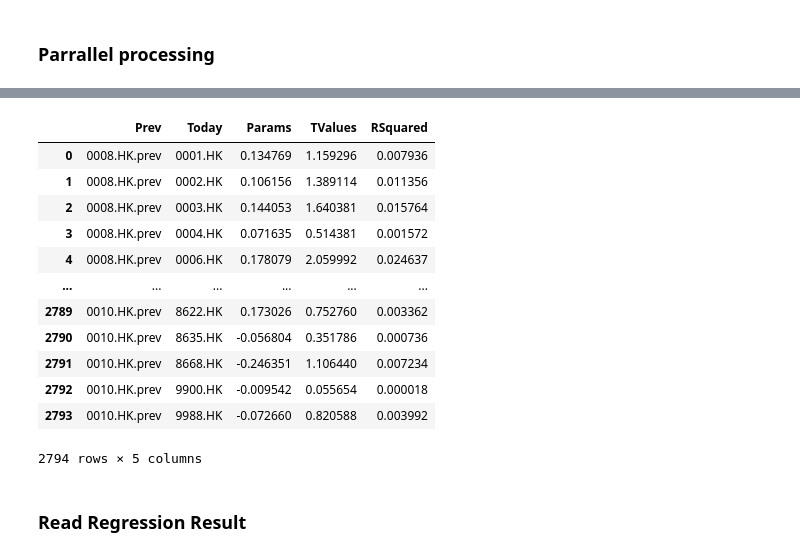
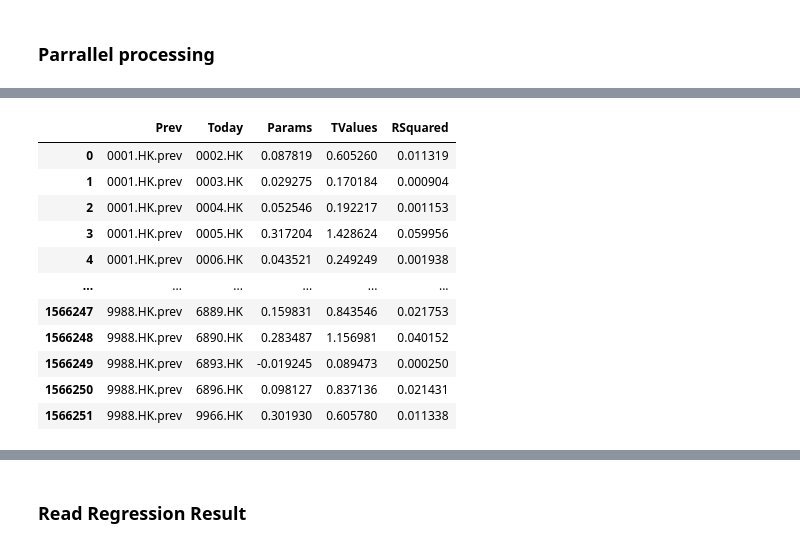
Before and after one commit to winglokhouse/slack-trading, a Jupyter notebook: regression-modified-AWS-S3-support.ipynb, the cells around one changed output, grey strips where cells are left out. Saved outputs shown, nothing was run; the diff lists cells and outputs as text; code cells hidden in the pictures.

```diff
--- a/regression-modified-AWS-S3-support.ipynb
+++ b/regression-modified-AWS-S3-support.ipynb
@@ -104,8 +126,8 @@ result_df
 ### Parrallel processing
 # %%
 %%time
-# catstocks = new_col
-catstocks = ['0008.HK.prev', '0010.HK.prev']
+catstocks = new_col
+# catstocks = ['0008.HK.prev', '0010.HK.prev']
 pair_list = []
 for catstock in catstocks:
     for column in today_returns.columns:
@@ -127,0 +152,12 @@ cpu count = 2
+|  | Prev | Today | Params | TValues | RSquared |
+| 0 | 0001.HK.prev | 0002.HK | 0.087819 | 0.605260 | 0.011319 |
+| 1 | 0001.HK.prev | 0003.HK | 0.029275 | 0.170184 | 0.000904 |
+| 2 | 0001.HK.prev | 0004.HK | 0.052546 | 0.192217 | 0.001153 |
+| 3 | 0001.HK.prev | 0005.HK | 0.317204 | 1.428624 | 0.059956 |
+| 4 | 0001.HK.prev | 0006.HK | 0.043521 | 0.249249 | 0.001938 |
+| ... | ... | ... | ... | ... | ... |
+| 1566247 | 9988.HK.prev | 6889.HK | 0.159831 | 0.843546 | 0.021753 |
+| 1566248 | 9988.HK.prev | 6890.HK | 0.283487 | 1.156981 | 0.040152 |
+| 1566249 | 9988.HK.prev | 6893.HK | -0.019245 | 0.089473 | 0.000250 |
+| 1566250 | 9988.HK.prev | 6896.HK | 0.098127 | 0.837136 | 0.021431 |
+| 1566251 | 9988.HK.prev | 9966.HK | 0.301930 | 0.605780 | 0.011338 |
@@ -130,16 +165,3 @@ Wall time: 9.26 s
-|  | Prev | Today | Params | TValues | RSquared |
-| 0 | 0008.HK.prev | 0001.HK | 0.134769 | 1.159296 | 0.007936 |
-| 1 | 0008.HK.prev | 0002.HK | 0.106156 | 1.389114 | 0.011356 |
-| 2 | 0008.HK.prev | 0003.HK | 0.144053 | 1.640381 | 0.015764 |
-| 3 | 0008.HK.prev | 0004.HK | 0.071635 | 0.514381 | 0.001572 |
-| 4 | 0008.HK.prev | 0006.HK | 0.178079 | 2.059992 | 0.024637 |
-| ... | ... | ... | ... | ... | ... |
-| 2789 | 0010.HK.prev | 8622.HK | 0.173026 | 0.752760 | 0.003362 |
-| 2790 | 0010.HK.prev | 8635.HK | -0.056804 | 0.351786 | 0.000736 |
-| 2791 | 0010.HK.prev | 8668.HK | -0.246351 | 1.106440 | 0.007234 |
-| 2792 | 0010.HK.prev | 9900.HK | -0.009542 | 0.055654 | 0.000018 |
-| 2793 | 0010.HK.prev | 9988.HK | -0.072660 | 0.820588 | 0.003992 |
-2794 rows × 5 columns
 # %%
 result_df.to_csv('../data/regression_pair.csv')
 # %% [markdown]
```
Also changed, not shown: parts of 9 cells of this notebook, 1 other file.
